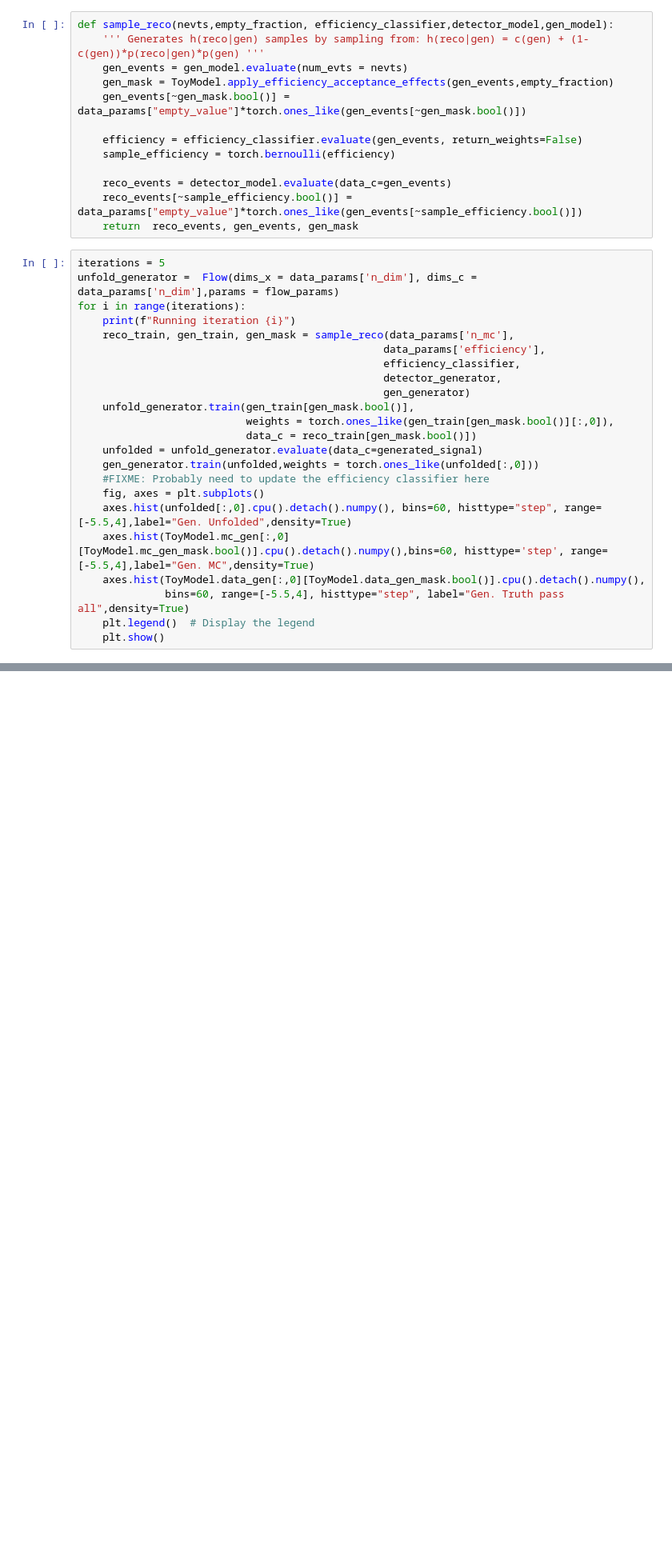
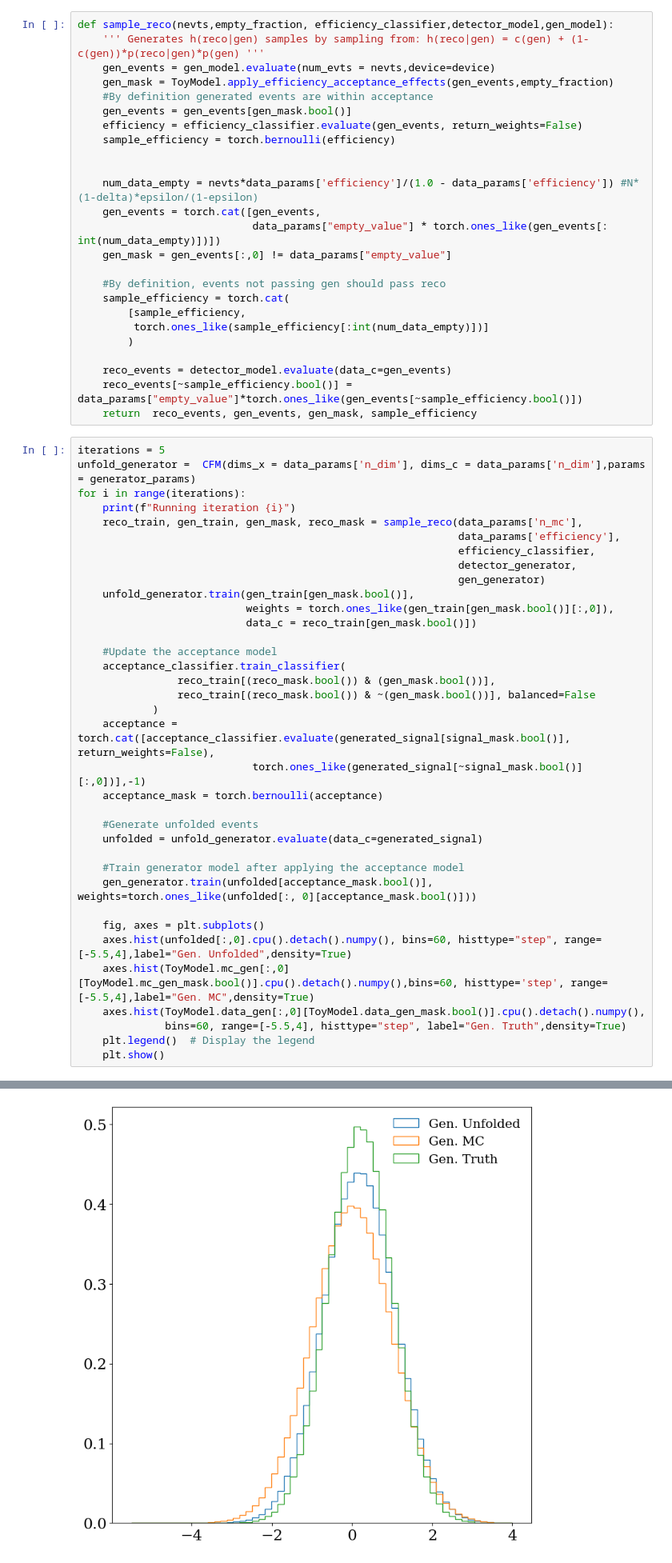
Before and after one commit to SofiaSchweitzer/Full_Generative_Unfolding, a Jupyter notebook: Iterative_generative_unfolding.ipynb, the cells around one changed output, grey strips where cells are left out. Shown: that part at 80% size. Saved outputs shown, nothing was run; the diff lists cells and outputs as text; blank space fills up the shorter version.

```diff
--- a/Iterative_generative_unfolding.ipynb
+++ b/Iterative_generative_unfolding.ipynb
@@ -225,37 +236,62 @@ plt.legend()
 # %%
 def sample_reco(nevts,empty_fraction, efficiency_classifier,detector_model,gen_model):
     ''' Generates h(reco|gen) samples by sampling from: h(reco|gen) = c(gen) + (1-c(gen))*p(reco|gen)*p(gen) '''
-    gen_events = gen_model.evaluate(num_evts = nevts)
+    gen_events = gen_model.evaluate(num_evts = nevts,device=device)
     gen_mask = ToyModel.apply_efficiency_acceptance_effects(gen_events,empty_fraction)
-    gen_events[~gen_mask.bool()] = data_params["empty_value"]*torch.ones_like(gen_events[~gen_mask.bool()])
-
+    #By definition generated events are within acceptance
+    gen_events = gen_events[gen_mask.bool()]
     efficiency = efficiency_classifier.evaluate(gen_events, return_weights=False)
     sample_efficiency = torch.bernoulli(efficiency)
 
+
+    num_data_empty = nevts*data_params['efficiency']/(1.0 - data_params['efficiency']) #N*(1-delta)*epsilon/(1-epsilon)
+    gen_events = torch.cat([gen_events,
+                            data_params["empty_value"] * torch.ones_like(gen_events[: int(num_data_empty)])])
+    gen_mask = gen_events[:,0] != data_params["empty_value"]
+
+    #By definition, events not passing gen should pass reco
+    sample_efficiency = torch.cat(
+        [sample_efficiency,
+         torch.ones_like(sample_efficiency[:int(num_data_empty)])]
+        )
+
     reco_events = detector_model.evaluate(data_c=gen_events)
     reco_events[~sample_efficiency.bool()] = data_params["empty_value"]*torch.ones_like(gen_events[~sample_efficiency.bool()])
-    return  reco_events, gen_events, gen_mask
+    return  reco_events, gen_events, gen_mask, sample_efficiency
 # %%
 iterations = 5
-unfold_generator =  Flow(dims_x = data_params['n_dim'], dims_c = data_params['n_dim'],params = flow_params)
+unfold_generator =  CFM(dims_x = data_params['n_dim'], dims_c = data_params['n_dim'],params = generator_params)
 for i in range(iterations):
     print(f"Running iteration {i}")
-    reco_train, gen_train, gen_mask = sample_reco(data_params['n_mc'],
-                                                 data_params['efficiency'],
-                                                 efficiency_classifier,
-                                                 detector_generator,
-                                                 gen_generator)
+    reco_train, gen_train, gen_mask, reco_mask = sample_reco(data_params['n_mc'],
+                                                             data_params['efficiency'],
+                                                             efficiency_classifier,
+                                                             detector_generator,
+                                                             gen_generator)
     unfold_generator.train(gen_train[gen_mask.bool()],
                            weights = torch.ones_like(gen_train[gen_mask.bool()][:,0]),
                            data_c = reco_train[gen_mask.bool()])
+
+    #Update the acceptance model
+    acceptance_classifier.train_classifier(
+                reco_train[(reco_mask.bool()) & (gen_mask.bool())],
+                reco_train[(reco_mask.bool()) & ~(gen_mask.bool())], balanced=False
+            )
+    acceptance = torch.cat([acceptance_classifier.evaluate(generated_signal[signal_mask.bool()], return_weights=False),
+                            torch.ones_like(generated_signal[~signal_mask.bool()][:,0])],-1)
+    acceptance_mask = torch.bernoulli(acceptance)
+
+    #Generate unfolded events
     unfolded = unfold_generator.evaluate(data_c=generated_signal)
-    gen_generator.train(unfolded,weights = torch.ones_like(unfolded[:,0]))
-    #FIXME: Probably need to update the efficiency classifier here
+
+    #Train generator model after applying the acceptance model
+    gen_generator.train(unfolded[acceptance_mask.bool()], weights=torch.ones_like(unfolded[:, 0][acceptance_mask.bool()]))
+
     fig, axes = plt.subplots()
     axes.hist(unfolded[:,0].cpu().detach().numpy(), bins=60, histtype="step", range=[-5.5,4],label="Gen. Unfolded",density=True)
     axes.hist(ToyModel.mc_gen[:,0][ToyModel.mc_gen_mask.bool()].cpu().detach().numpy(),bins=60, histtype='step', range=[-5.5,4],label="Gen. MC",density=True)
     axes.hist(ToyModel.data_gen[:,0][ToyModel.data_gen_mask.bool()].cpu().detach().numpy(),
-              bins=60, range=[-5.5,4], histtype="step", label="Gen. Truth pass all",density=True)
+              bins=60, range=[-5.5,4], histtype="step", label="Gen. Truth",density=True)
     plt.legend()  # Display the legend
     plt.show()
 # %% [output]
@@ -265,0 +315 @@ Training generative model for 100 epochs with lr 0.0001
+[figure, added]
```
Also changed, not shown: parts of 33 cells of this notebook, 6 other files.
